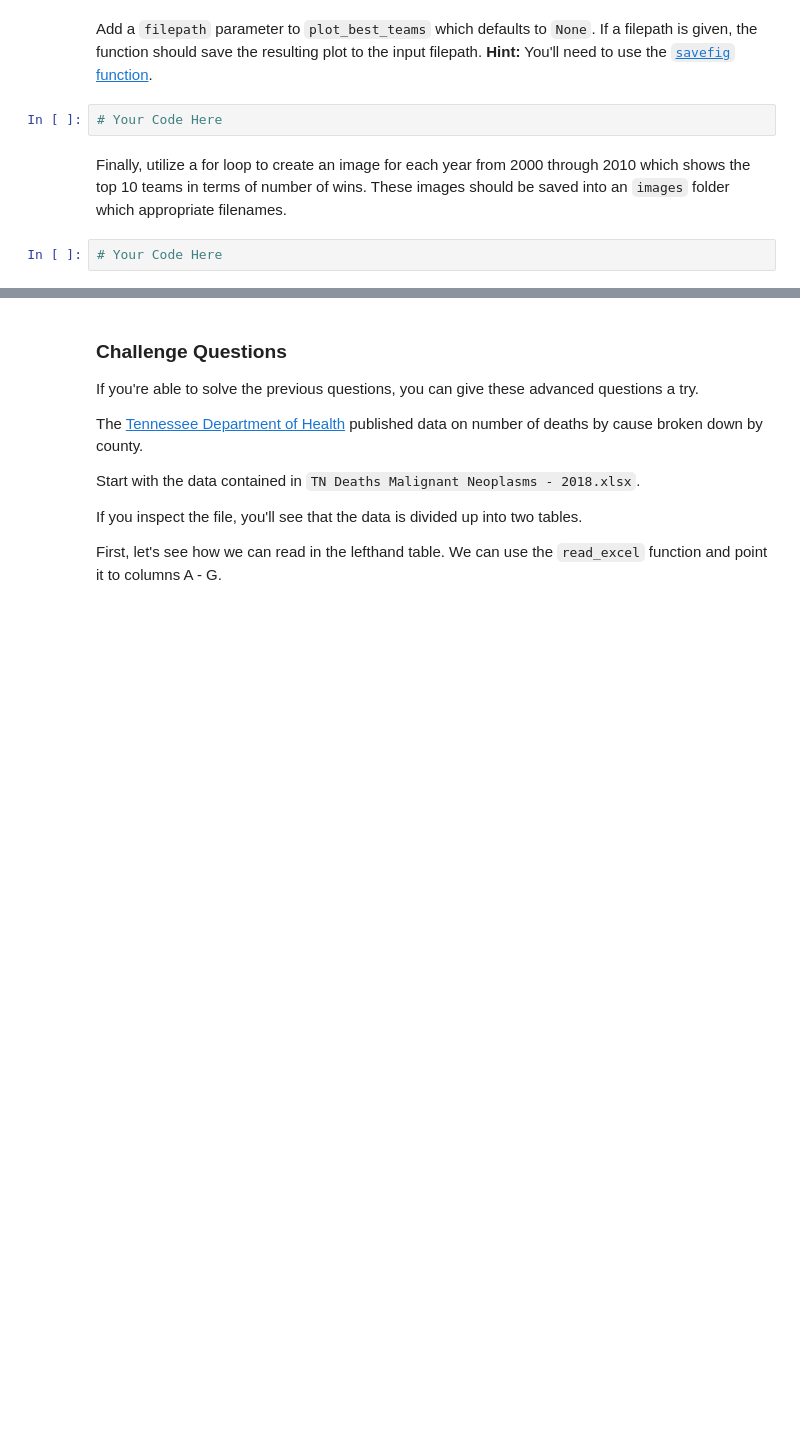
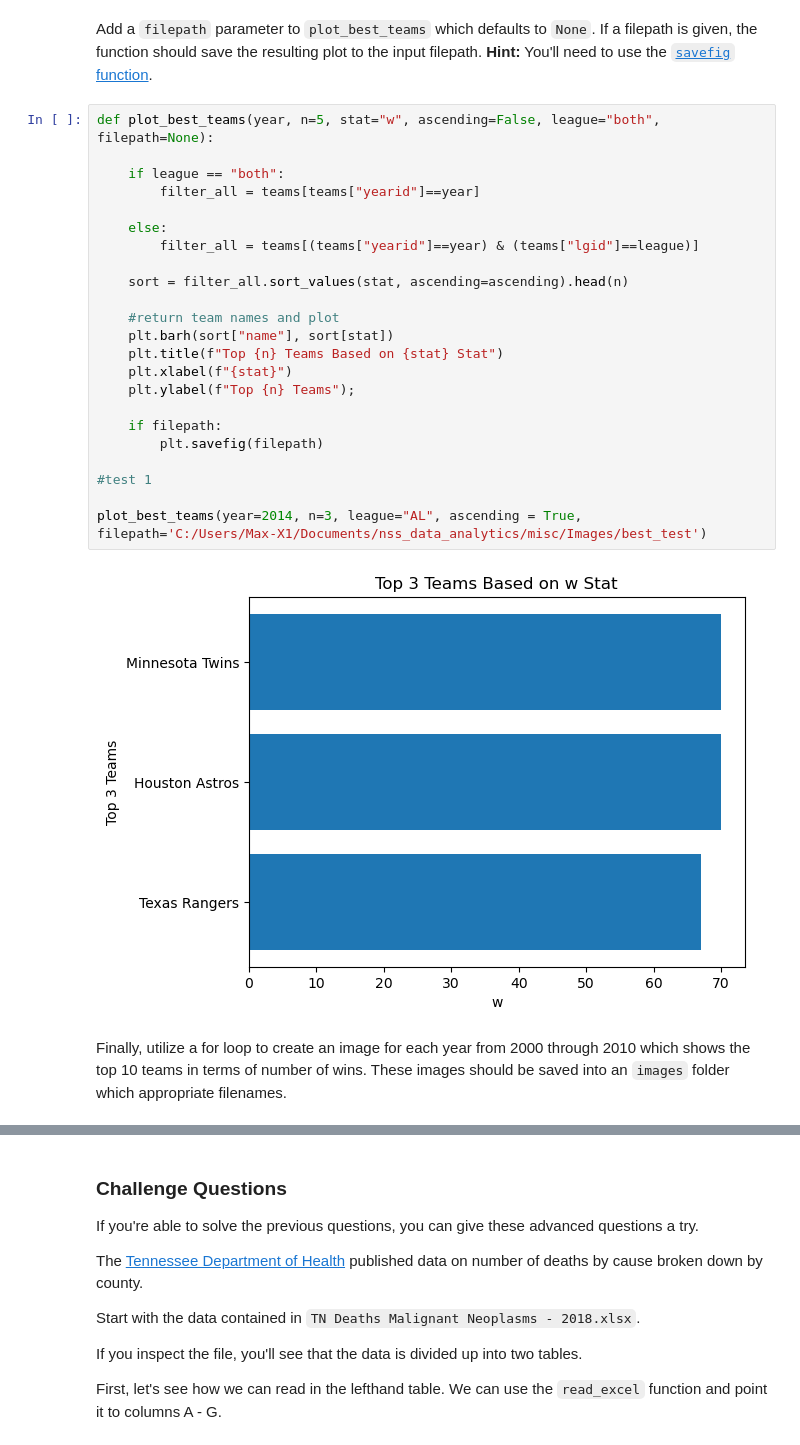
Before and after one commit to NSS-Data-Analytics-Cohort-10/loops-and-functions-elisianguyen, a Jupyter notebook: notebooks/Loops_and_Functions_Practice_DA10.ipynb, the cells around one changed output, grey strips where cells are left out. Drawn from its saved outputs; the diff is of its cells as text; blank space fills up the shorter version.

```diff
--- a/notebooks/Loops_and_Functions_Practice_DA10.ipynb
+++ b/notebooks/Loops_and_Functions_Practice_DA10.ipynb
@@ -290,8 +287,29 @@ Make sure that your plot has a title and is labeled.
 # %% [markdown]
 Add a `filepath` parameter to `plot_best_teams` which defaults to `None`. If a filepath is given, the function should save the resulting plot to the input filepath. **Hint:** You'll need to use the [`savefig` function](https://matplotlib.org/stable/api/_as_gen/matplotlib.pyplot.savefig.html).
-# %%
-# Your Code Here
+# %%
+def plot_best_teams(year, n=5, stat="w", ascending=False, league="both", filepath=None):
+
+    if league == "both":
+        filter_all = teams[teams["yearid"]==year]
+
+    else:
+        filter_all = teams[(teams["yearid"]==year) & (teams["lgid"]==league)]
+
+    sort = filter_all.sort_values(stat, ascending=ascending).head(n)
+
+    #return team names and plot
+    plt.barh(sort["name"], sort[stat])
+    plt.title(f"Top {n} Teams Based on {stat} Stat")
+    plt.xlabel(f"{stat}")
+    plt.ylabel(f"Top {n} Teams");
+
+    if filepath:
+        plt.savefig(filepath)
+
+#test 1
+
+plot_best_teams(year=2014, n=3, league="AL", ascending = True, filepath='C:/Users/Max-X1/Documents/nss_data_analytics/misc/Images/best_test')
+# %% [output]
+[figure, added]
 # %% [markdown]
 Finally, utilize a for loop to create an image for each year from 2000 through 2010 which shows the top 10 teams in terms of number of wins. These images should be saved into an `images` folder which appropriate filenames.
-# %%
-# Your Code Here
```
Also changed, not shown: parts of 23 cells of this notebook.
